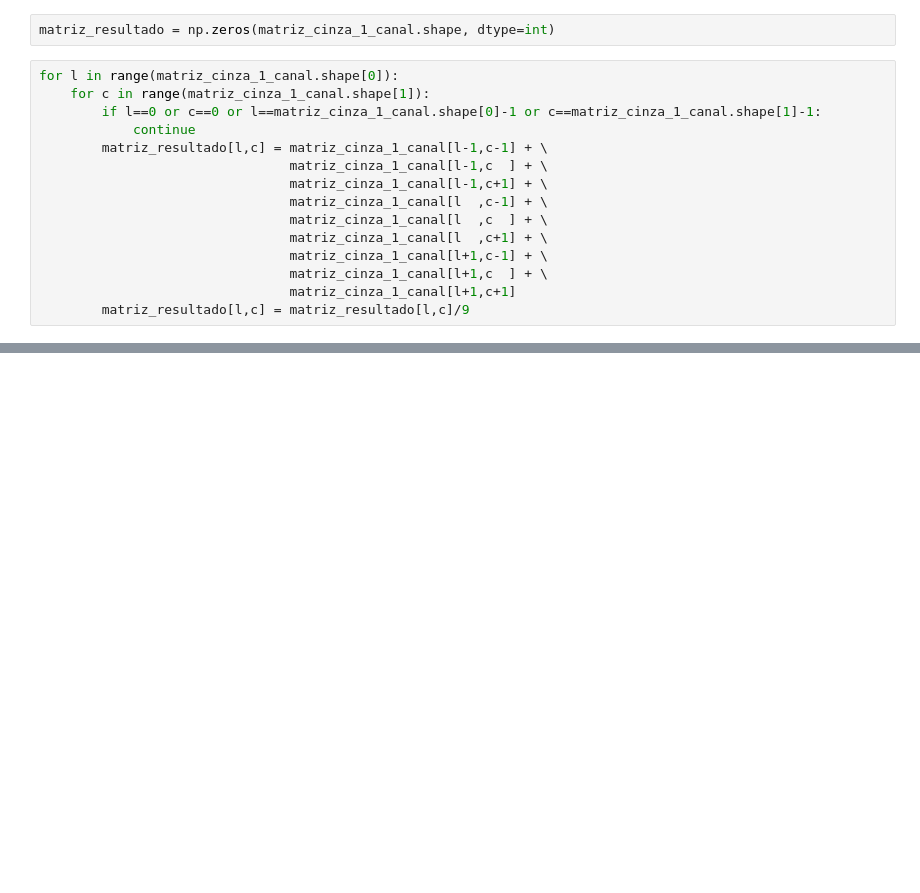
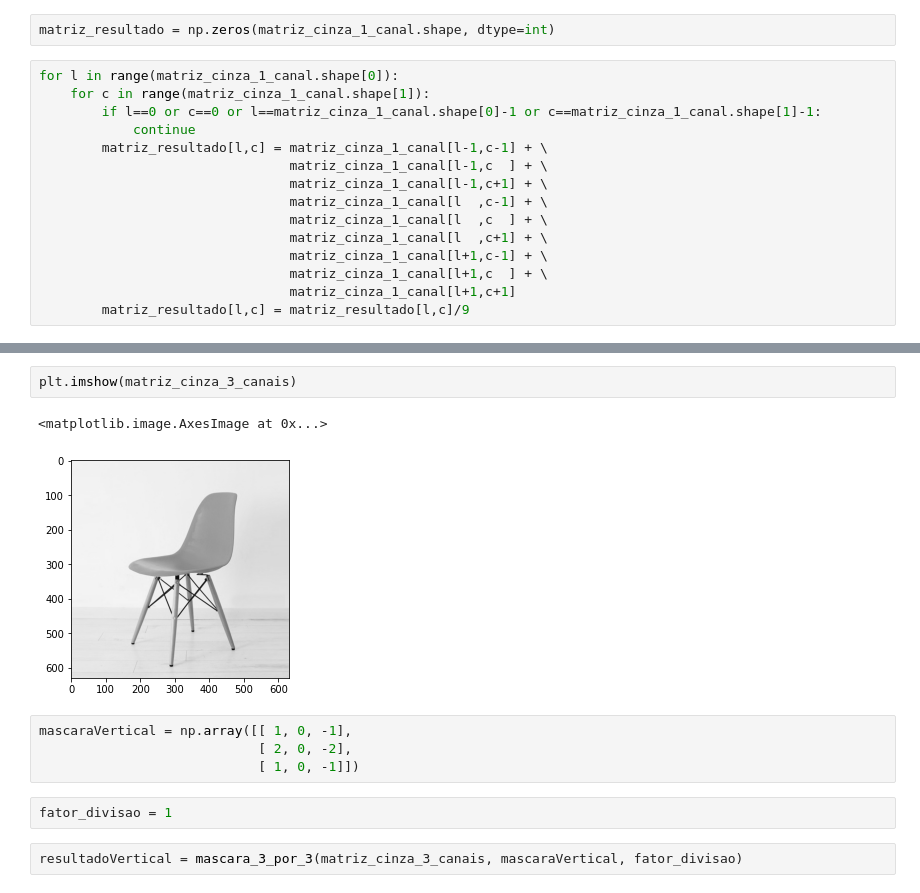
Before and after one commit to viniciusdenovaes/Unip202PInoturno, a Jupyter notebook: mascaras/filtros.ipynb, the cells around one changed output, grey strips where cells are left out. Cells and saved outputs as stored; diff of their text form; blank space fills up the shorter version.

```diff
--- a/mascaras/filtros.ipynb
+++ b/mascaras/filtros.ipynb
@@ -32,0 +101,13 @@ for l in range(matriz_cinza_1_canal.shape[0]):
+# %%
+plt.imshow(matriz_cinza_3_canais)
+# %% [output]
+<matplotlib.image.AxesImage at 0x...>
+[figure, added]
+# %%
+mascaraVertical = np.array([[ 1, 0, -1],
+                            [ 2, 0, -2],
+                            [ 1, 0, -1]])
+# %%
+fator_divisao = 1
+# %%
+resultadoVertical = mascara_3_por_3(matriz_cinza_3_canais, mascaraVertical, fator_divisao)
```
Also changed, not shown: parts of 34 cells of this notebook, 3 other files.
